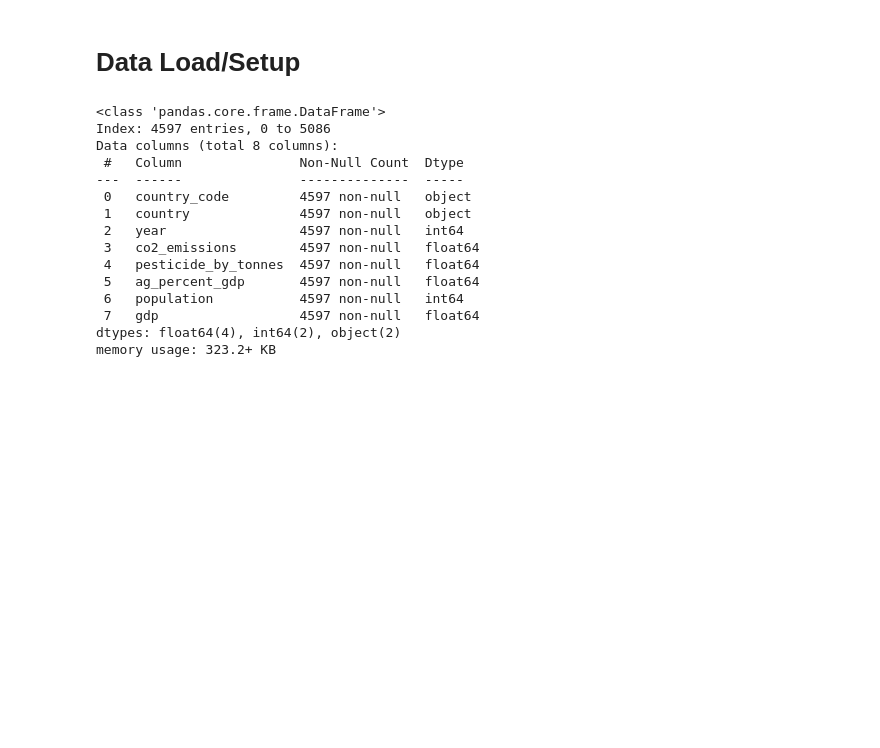
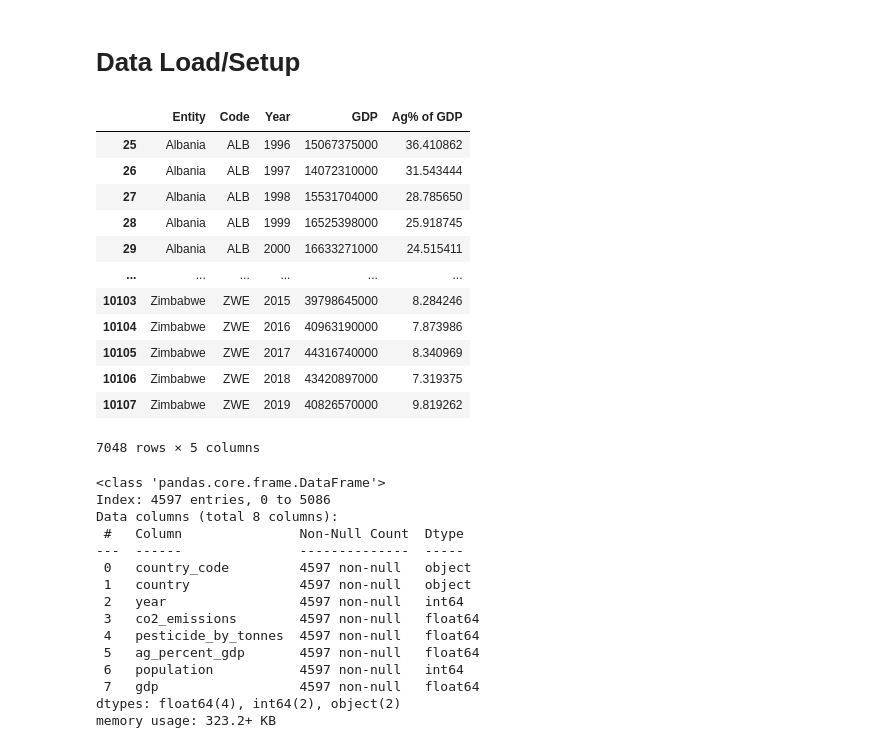
Before and after one commit to EdGonz44/Project-3, a Jupyter notebook: Modified.ipynb, the cells around one changed output. Drawn from its saved outputs; the diff is of its cells as text; code cells hidden in the pictures; blank space fills up the shorter version.

Commit message:
Created notebook that cleans imported csv data, imports into a .sqlite file, and then creates file. Need to debugg for access to sql alchemy

```diff
--- a/Modified.ipynb
+++ b/Modified.ipynb
@@ -31,6 +30,26 @@ gdp_df = pd.read_csv('Resources/national-gdp-penn-world-table.csv')
 # cc_Impact_Agri_df = pd.read_csv('Resources/climate_change_impact_on_agriculture_2024.csv')
 # agroFood_df = pd.read_csv('Resources/Agrofood_co2_emission.csv')
 # owid_co2_c_df = pd.read_csv('Resources/owid-co2-data.csv')
+# %%
+#Merging GDP basd dataframes
+gdp_cleaned_df = pd.merge(gdp_df, agShare_df, how = 'left', left_on = ['Entity', 'Year', 'Code'], right_on = ['Entity', 'Year', 'Code']).dropna()
+gdp_cleaned_df = gdp_cleaned_df.rename(columns = {'GDP (output, multiple price benchmarks)': 'GDP',
+                                                  'Agriculture, forestry, and fishing, value added (% of GDP)': 'Ag% of GDP'})
+gdp_cleaned_df
+# %% [output]
+|  | Entity | Code | Year | GDP | Ag% of GDP |
+| 25 | Albania | ALB | 1996 | 15067375000 | 36.410862 |
+| 26 | Albania | ALB | 1997 | 14072310000 | 31.543444 |
+| 27 | Albania | ALB | 1998 | 15531704000 | 28.785650 |
+| 28 | Albania | ALB | 1999 | 16525398000 | 25.918745 |
+| 29 | Albania | ALB | 2000 | 16633271000 | 24.515411 |
+| ... | ... | ... | ... | ... | ... |
+| 10103 | Zimbabwe | ZWE | 2015 | 39798645000 | 8.284246 |
+| 10104 | Zimbabwe | ZWE | 2016 | 40963190000 | 7.873986 |
+| 10105 | Zimbabwe | ZWE | 2017 | 44316740000 | 8.340969 |
+| 10106 | Zimbabwe | ZWE | 2018 | 43420897000 | 7.319375 |
+| 10107 | Zimbabwe | ZWE | 2019 | 40826570000 | 9.819262 |
+7048 rows × 5 columns
 # %%
 # Merge the dataframes
 df = pd.merge(emissions_df, pesticide_df, how = "left", left_on = ['country_code','year'], right_on = ['Code','Year']).dropna()
```
Also changed, not shown: parts of 1 cell of this notebook, 2 other files.
